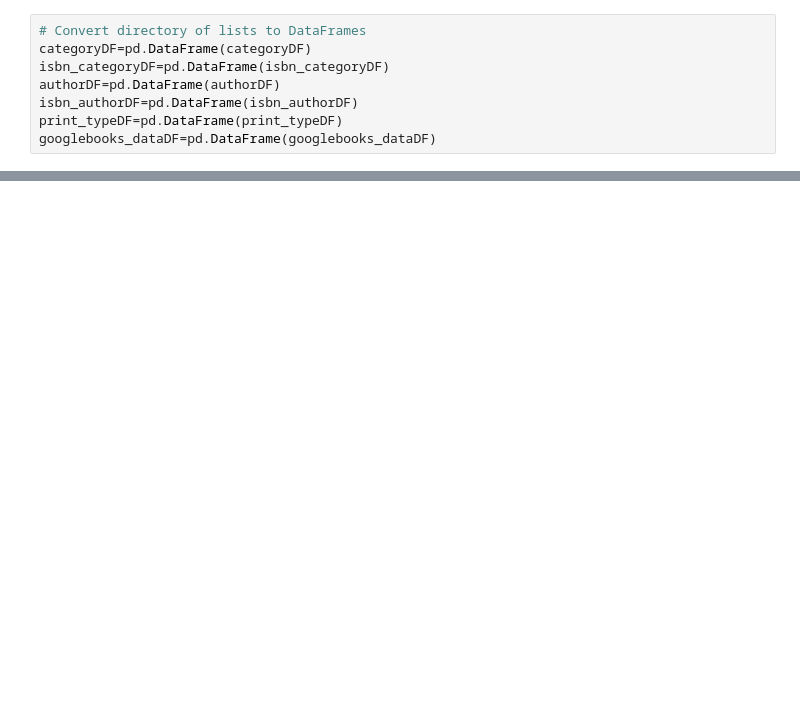
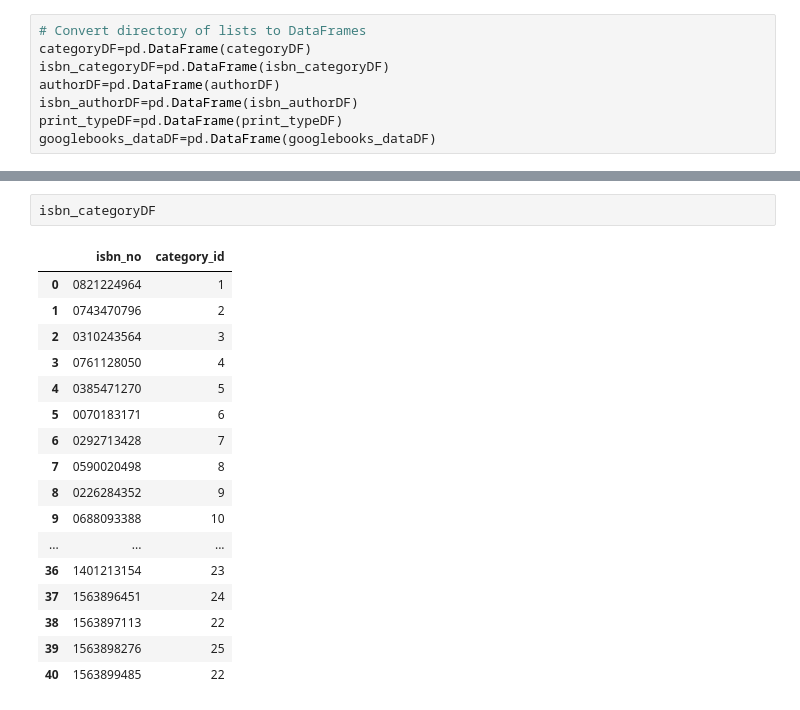
Before and after one commit to DMadonko/ETL-Project, a Jupyter notebook: ETL_prototype/ETL_prototype.ipynb, the cells around one changed output, grey strips where cells are left out. Cells and saved outputs as stored; diff of their text form; blank space fills up the shorter version.

```diff
--- a/ETL_prototype/ETL_prototype.ipynb
+++ b/ETL_prototype/ETL_prototype.ipynb
@@ -209,0 +306,20 @@ googlebooks_dataDF=pd.DataFrame(googlebooks_dataDF)
+# %%
+isbn_categoryDF
+# %% [output]
+|  | isbn_no | category_id |
+| 0 | 0821224964 | 1 |
+| 1 | 0743470796 | 2 |
+| 2 | 0310243564 | 3 |
+| 3 | 0761128050 | 4 |
+| 4 | 0385471270 | 5 |
+| 5 | 0070183171 | 6 |
+| 6 | 0292713428 | 7 |
+| 7 | 0590020498 | 8 |
+| 8 | 0226284352 | 9 |
+| 9 | 0688093388 | 10 |
+| ... | ... | ... |
+| 36 | 1401213154 | 23 |
+| 37 | 1563896451 | 24 |
+| 38 | 1563897113 | 22 |
+| 39 | 1563898276 | 25 |
+| 40 | 1563899485 | 22 |
```
Also changed, not shown: parts of 8 cells of this notebook, 1 other file.
